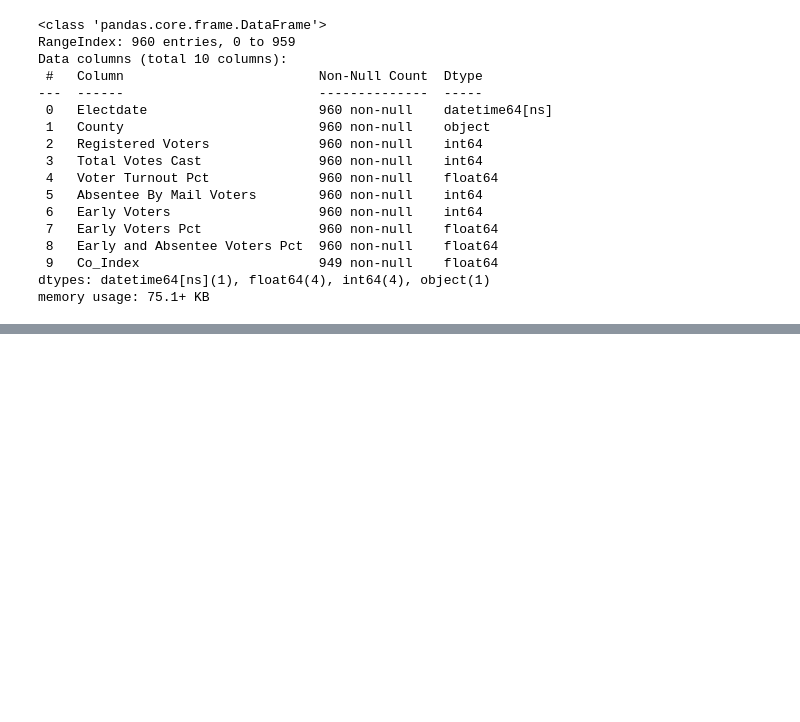
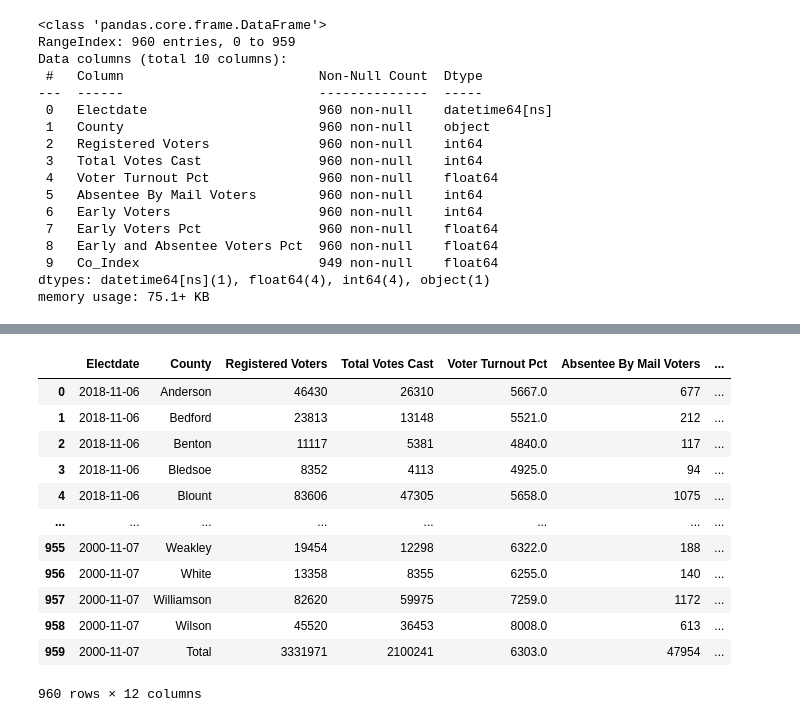
Before and after one commit to DavidMellow/tn-elections, a Jupyter notebook: notebooks/TN Voter Turnout.ipynb, the cells around one changed output, grey strips where cells are left out. Saved outputs shown, nothing was run; the diff lists cells and outputs as text; code cells hidden in the pictures; blank space fills up the shorter version.

```diff
--- a/notebooks/TN Voter Turnout.ipynb
+++ b/notebooks/TN Voter Turnout.ipynb
@@ -610,0 +691,18 @@ memory usage: 75.1+ KB
+# %%
+# add percentage of in person voters of votes cast
+tn_2000_2018_to['In Person Voters Pct']=tn_2000_2018_to['In Person Voters']/tn_2000_2018_to['Total Votes Cast']*100
+tn_2000_2018_to
+# %% [output]
+|  | Electdate | County | Registered Voters | Total Votes Cast | Voter Turnout Pct | Absentee By Mail Voters | ... |
+| 0 | 2018-11-06 | Anderson | 46430 | 26310 | 5667.0 | 677 | ... |
+| 1 | 2018-11-06 | Bedford | 23813 | 13148 | 5521.0 | 212 | ... |
+| 2 | 2018-11-06 | Benton | 11117 | 5381 | 4840.0 | 117 | ... |
+| 3 | 2018-11-06 | Bledsoe | 8352 | 4113 | 4925.0 | 94 | ... |
+| 4 | 2018-11-06 | Blount | 83606 | 47305 | 5658.0 | 1075 | ... |
+| ... | ... | ... | ... | ... | ... | ... | ... |
+| 955 | 2000-11-07 | Weakley | 19454 | 12298 | 6322.0 | 188 | ... |
+| 956 | 2000-11-07 | White | 13358 | 8355 | 6255.0 | 140 | ... |
+| 957 | 2000-11-07 | Williamson | 82620 | 59975 | 7259.0 | 1172 | ... |
+| 958 | 2000-11-07 | Wilson | 45520 | 36453 | 8008.0 | 613 | ... |
+| 959 | 2000-11-07 | Total | 3331971 | 2100241 | 6303.0 | 47954 | ... |
+960 rows × 12 columns
```
Also changed, not shown: parts of 12 cells of this notebook.
